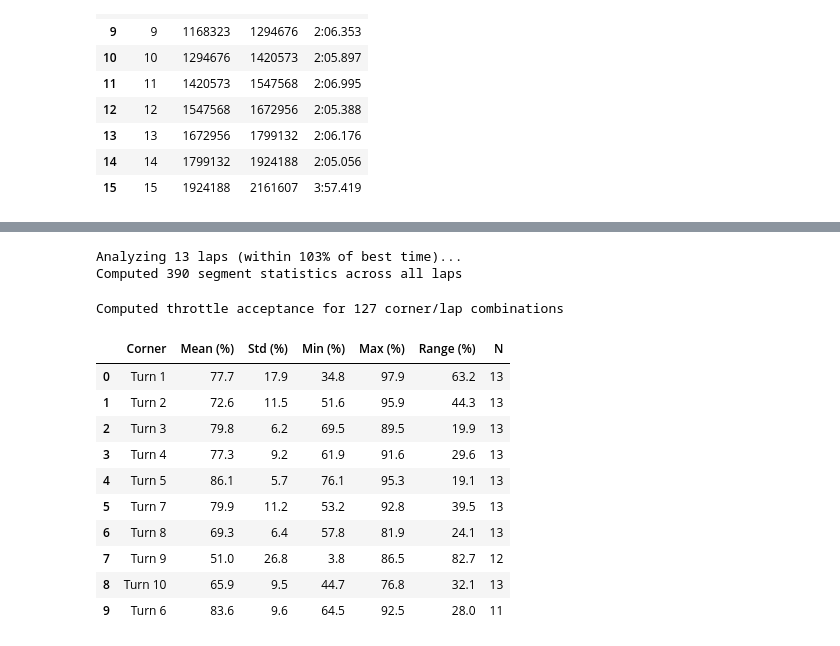
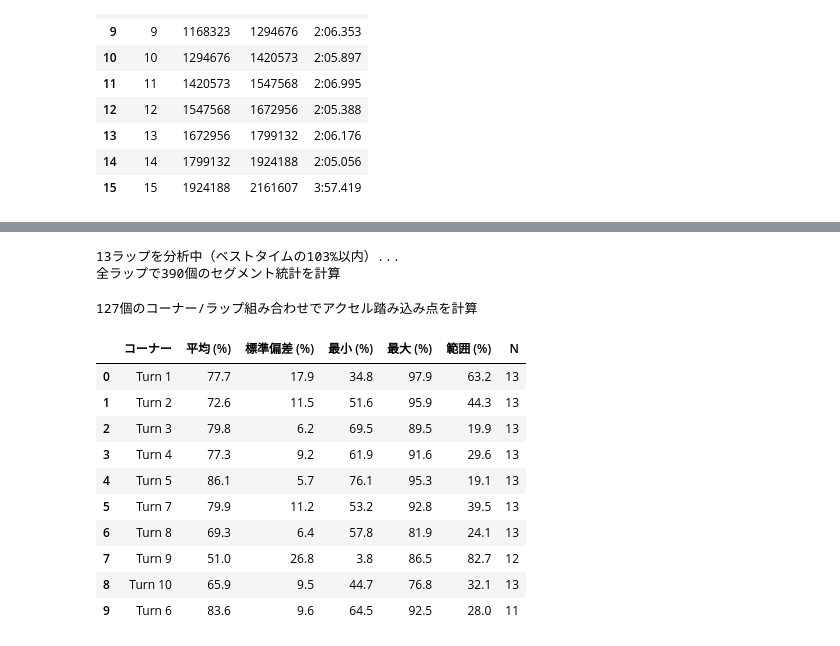
Before and after one commit to m3rlin45/motorsports-data-notebook-releases, a Jupyter notebook: files/ja/consistency_analysis_v0.10.1.ipynb, the cells around one changed output, grey strips where cells are left out. Saved outputs shown, nothing was run; the diff lists cells and outputs as text; code cells hidden in the pictures.

```diff
--- a/files/en/consistency_analysis_v0.9.0.ipynb
+++ b/files/ja/consistency_analysis_v0.10.1.ipynb
@@ -178,10 +182,10 @@ Created 30 track segments
 # %%
-# Compute per-lap segment statistics
+# 各ラップのセグメント統計を計算
 stats_df = compute_segment_stats(log, top_laps, segments, CHANNEL_NAMES)
 
-print(f"Analyzing {len(top_laps)} laps (within 103% of best time)...")
-print(f"Computed {len(stats_df)} segment statistics across all laps")
+print(f"{len(top_laps)}ラップを分析中（ベストタイムの103%以内）...")
+print(f"全ラップで{len(stats_df)}個のセグメント統計を計算")
 # %% [output]
-Analyzing 13 laps (within 103% of best time)...
-Computed 390 segment statistics across all laps
+13ラップを分析中（ベストタイムの103%以内）...
+全ラップで390個のセグメント統計を計算
 # %%
@@ -229,11 +233,11 @@ else:
 # %%
-# Compute throttle acceptance for each corner across all laps
-# Throttle acceptance = lateral G at sustained full throttle / peak lateral G of corner
+# 全ラップにわたる各コーナーのアクセル踏み込み点を計算
+# アクセル踏み込み点 = 持続的なフルスロットル時の横G / コーナーのピーク横G
 
-# Smoothing window for lateral G calculations and visualization
+# 横G計算と可視化のスムージングウィンドウ
 LATERAL_G_SMOOTHING_WINDOW = 1
 
-# Channels needed for throttle acceptance analysis
+# アクセル踏み込み点分析に必要なチャンネル
 throttle_ch = CHANNEL_NAMES["throttle"]
 lateral_g_ch = CHANNEL_NAMES["lateral_g"]
 THROTTLE_ACCEPTANCE_CHANNELS = ["distance_m", throttle_ch, lateral_g_ch]
@@ -243,7 +247,7 @@ throttle_acceptance_stats = []
 for idx, lap in top_laps.iterrows():
     lap_num = int(lap["num"])
 
-    # Use libxrk 0.5.0 methods to filter by lap, select channels, and resample
+    # libxrk 0.5.0のメソッドを使用してラップでフィルタ、チャンネル選択、リサンプル
     aligned = (
         log.filter_by_lap(lap_num)
         .select_channels(THROTTLE_ACCEPTANCE_CHANNELS)
@@ -251,11 +255,11 @@ for idx, lap in top_laps.iterrows():
         .channels
     )
 
-    # Build DataFrame with channels + timecodes (timecodes come from aligned tables)
+    # チャンネル + タイムコードでDataFrameを構築（タイムコードはアラインされたテーブルから取得）
     lap_data = pd.DataFrame(
         {name: aligned[name].column(name).to_numpy() for name in THROTTLE_ACCEPTANCE_CHANNELS}
     )
-    # Add timecodes from reference channel's table
+    # 参照チャンネルのテーブルからタイムコードを追加
     lap_data["timecodes"] = aligned["distance_m"].column("timecodes").to_numpy()
 
     if len(lap_data) < 10:
@@ -279,7 +283,7 @@ for idx, lap in top_laps.iterrows():
             )
 
 throttle_acceptance_df = pd.DataFrame(throttle_acceptance_stats)
-print(f"Computed throttle acceptance for {len(throttle_acceptance_df)} corner/lap combinations")
+print(f"{len(throttle_acceptance_df)}個のコーナー/ラップ組み合わせでアクセル踏み込み点を計算")
 # %% [output]
-Computed throttle acceptance for 127 corner/lap combinations
+127個のコーナー/ラップ組み合わせでアクセル踏み込み点を計算
 # %%
@@ -312,38 +316,38 @@ else:
 # %%
-# Throttle acceptance summary statistics table
+# アクセル踏み込み点のサマリー統計テーブル
 if len(throttle_acceptance_df) > 0:
     throttle_summary = []
     for corner_name in throttle_acceptance_df["corner_name"].unique():
         corner_data = throttle_acceptance_df[throttle_acceptance_df["corner_name"] == corner_name]
         throttle_summary.append(
             {
-                "Corner": corner_name,
-                "Mean (%)": corner_data["throttle_acceptance_pct"].mean(),
-                "Std (%)": corner_data["throttle_acceptance_pct"].std(),
-                "Min (%)": corner_data["throttle_acceptance_pct"].min(),
-                "Max (%)": corner_data["throttle_acceptance_pct"].max(),
-                "Range (%)": corner_data["throttle_acceptance_pct"].max()
+                "コーナー": corner_name,
+                "平均 (%)": corner_data["throttle_acceptance_pct"].mean(),
+                "標準偏差 (%)": corner_data["throttle_acceptance_pct"].std(),
+                "最小 (%)": corner_data["throttle_acceptance_pct"].min(),
+                "最大 (%)": corner_data["throttle_acceptance_pct"].max(),
+                "範囲 (%)": corner_data["throttle_acceptance_pct"].max()
                 - corner_data["throttle_acceptance_pct"].min(),
                 "N": len(corner_data),
             }
         )
 
     throttle_summary_df = pd.DataFrame(throttle_summary)
     display(
         throttle_summary_df.style.format(
             {
-                "Mean (%)": "{:.1f}",
-                "Std (%)": "{:.1f}",
-                "Min (%)": "{:.1f}",
-                "Max (%)": "{:.1f}",
-                "Range (%)": "{:.1f}",
+                "平均 (%)": "{:.1f}",
+                "標準偏差 (%)": "{:.1f}",
+                "最小 (%)": "{:.1f}",
+                "最大 (%)": "{:.1f}",
+                "範囲 (%)": "{:.1f}",
             }
         )
     )
 else:
-    print("No throttle acceptance data available")
+    print("アクセル踏み込み点データがありません")
 # %% [output]
-|  | Corner | Mean (%) | Std (%) | Min (%) | Max (%) | Range (%) | N |
+|  | コーナー | 平均 (%) | 標準偏差 (%) | 最小 (%) | 最大 (%) | 範囲 (%) | N |
 | 0 | Turn 1 | 77.7 | 17.9 | 34.8 | 97.9 | 63.2 | 13 |
 | 1 | Turn 2 | 72.6 | 11.5 | 51.6 | 95.9 | 44.3 | 13 |
 | 2 | Turn 3 | 79.8 | 6.2 | 69.5 | 89.5 | 19.9 | 13 |
```
Also changed, not shown: parts of 13 cells of this notebook, 26 other files.
